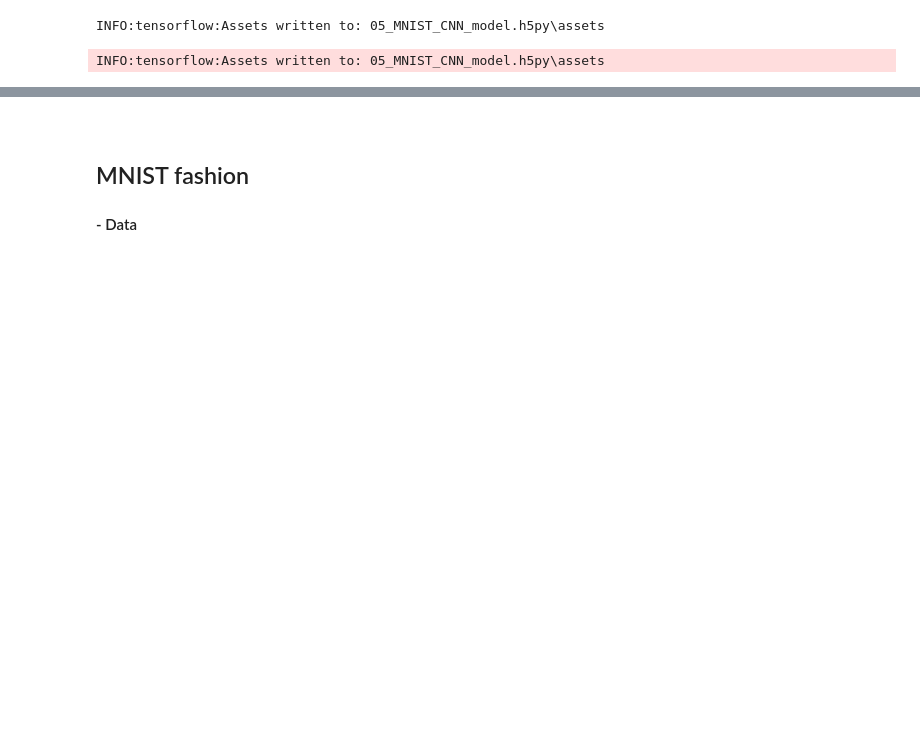
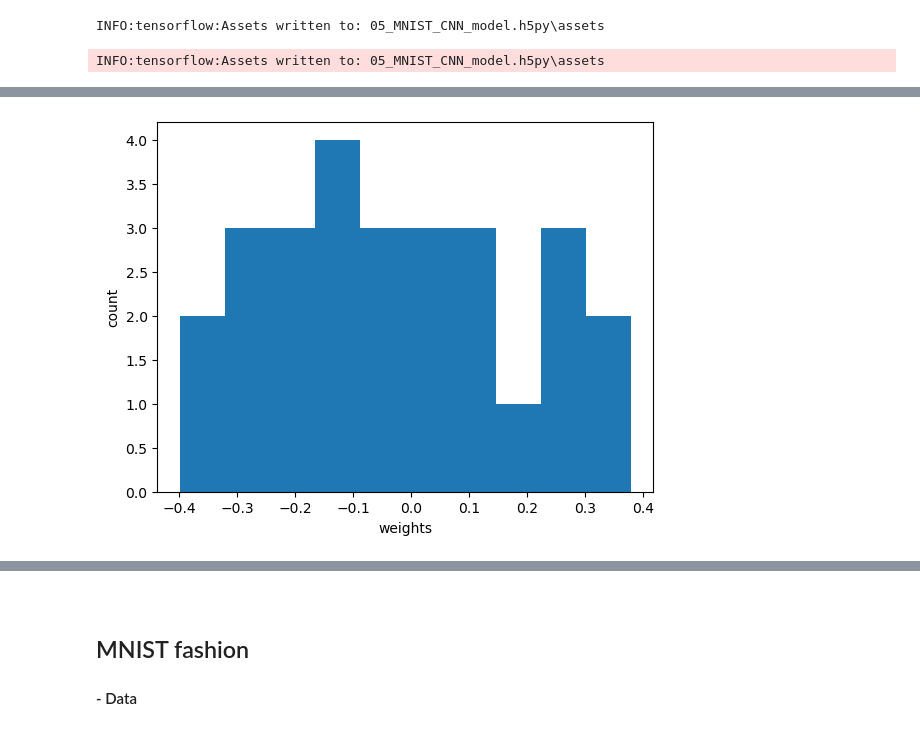
Before and after one commit to ElaYJ/Study_Deep_Learning, a Jupyter notebook: Lecture/05_MNIST_CNN.ipynb, the cells around one changed output, grey strips where cells are left out. Cells and saved outputs as stored; diff of their text form; code cells hidden in the pictures; blank space fills up the shorter version.

```diff
--- a/Lecture/05_MNIST_CNN.ipynb
+++ b/Lecture/05_MNIST_CNN.ipynb
@@ -156,0 +169,15 @@ INFO:tensorflow:Assets written to: 05_MNIST_CNN_model.h5py\assets
+# %%
+from tensorflow.keras import layers, models
+
+# 간단한 구조의 모델 생성
+# layers.Conv2D(3, kernel_size=(3,3),...) --> 채널(특성) 3가지, 3x3 필터
+model1 = models.Sequential([
+	layers.Conv2D(3, kernel_size=(3,3), strides=(1,1), padding='same', activation='relu', input_shape=(28,28,1)),
+	layers.MaxPool2D(pool_size=(2,2), strides=(2,2)),
+	layers.Dropout(0.25),
+	layers.Flatten(),
+	layers.Dense(1000, activation='relu'),
+	layers.Dense(10, activation='softmax'),
+])
+
+model1.summary()
@@ -156,0 +213,6 @@ INFO:tensorflow:Assets written to: 05_MNIST_CNN_model.h5py\assets
+# %%
+# 아직 학습하지 않은 conv 레이어의 웨이트의 평균 확인
+
+conv = model1.layers[0]
+conv_weights = conv.weights[0].numpy()
+conv_weights #--> 3 channel(3가지 특성), 3x3 filter
@@ -156,0 +263,9 @@ INFO:tensorflow:Assets written to: 05_MNIST_CNN_model.h5py\assets
+# %%
+import matplotlib.pyplot as plt
+
+plt.hist(conv_weights.reshape(-1,1))
+plt.xlabel('weights')
+plt.ylabel('count')
+plt.show()
+# %% [output]
+[figure, added]
```
Also changed, not shown: parts of 36 cells of this notebook, 2 other files.
